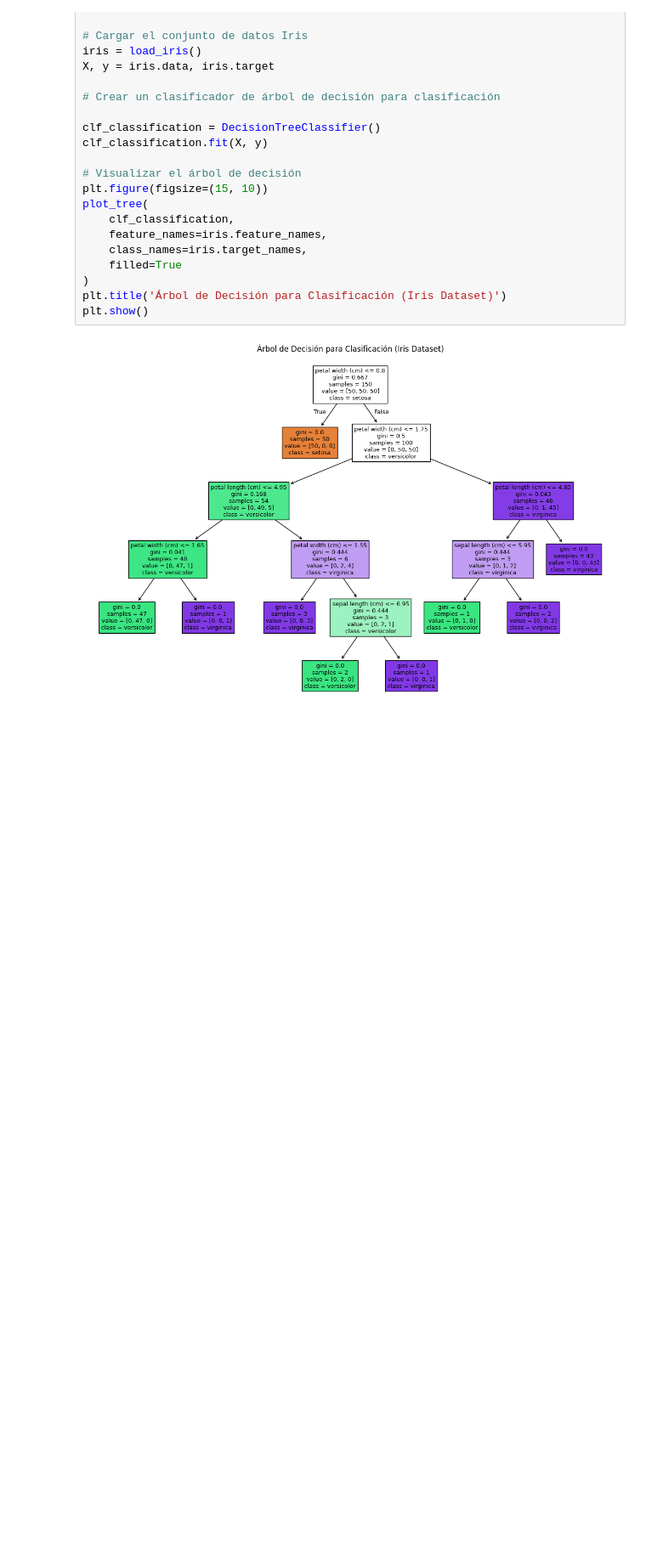
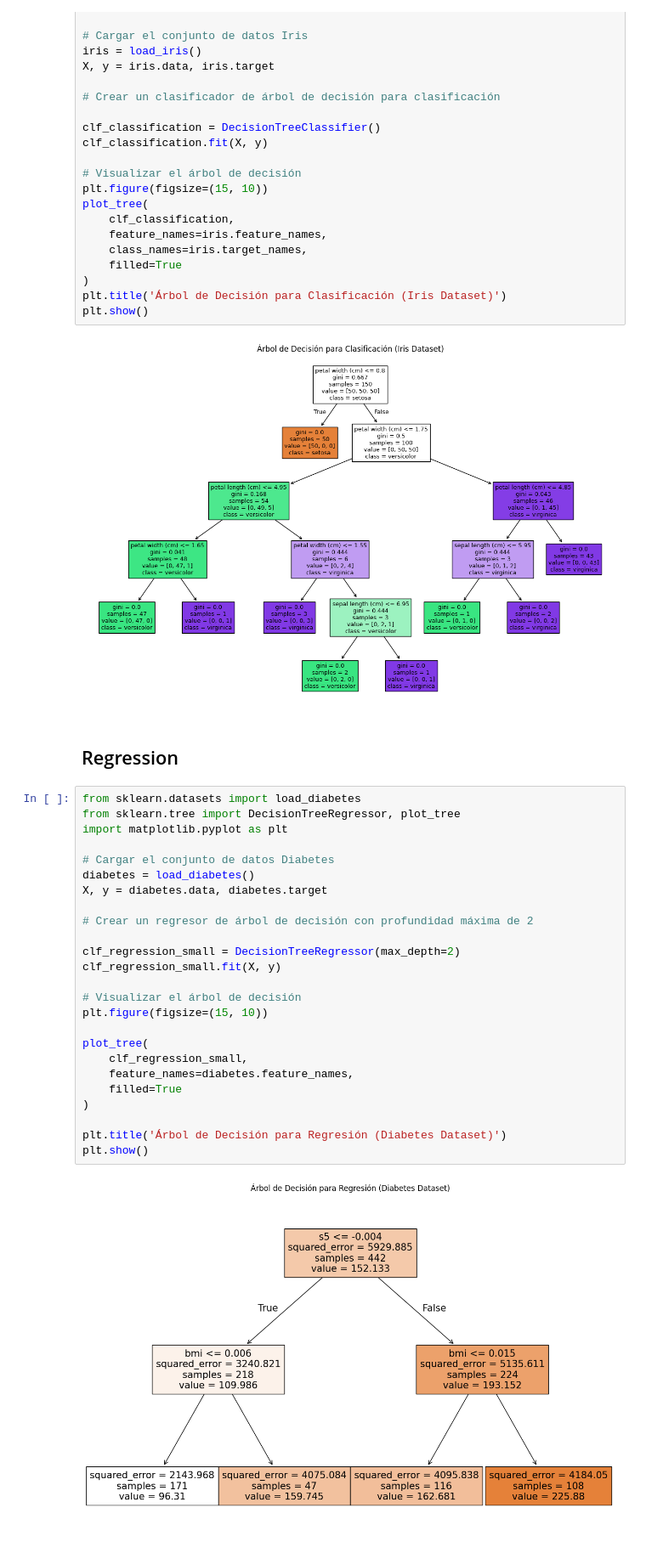
Before and after one commit to elihat2022/ML, a Jupyter notebook: Decision_Trees.ipynb, the cells around one changed output. Shown at 85% size. Saved outputs shown, nothing was run; the diff lists cells and outputs as text; blank space fills up the shorter version.

```diff
--- a/Decision_Trees.ipynb
+++ b/Decision_Trees.ipynb
@@ -24,3 +26,32 @@ plt.title('Árbol de Decisión para Clasificación (Iris Dataset)')
 plt.show()
 # %% [output]
 [figure]
+# %% [markdown]
+## Regression
+# %%
+from sklearn.datasets import load_diabetes
+from sklearn.tree import DecisionTreeRegressor, plot_tree
+import matplotlib.pyplot as plt
+
+# Cargar el conjunto de datos Diabetes
+diabetes = load_diabetes()
+X, y = diabetes.data, diabetes.target
+
+# Crear un regresor de árbol de decisión con profundidad máxima de 2
+
+clf_regression_small = DecisionTreeRegressor(max_depth=2)
+clf_regression_small.fit(X, y)
+
+# Visualizar el árbol de decisión
+plt.figure(figsize=(15, 10))
+
+plot_tree(
+    clf_regression_small,
+    feature_names=diabetes.feature_names,
+    filled=True
+)
+
+plt.title('Árbol de Decisión para Regresión (Diabetes Dataset)')
+plt.show()
+# %% [output]
+[figure, added]
```
Also changed, not shown: parts of 3 cells of this notebook.
